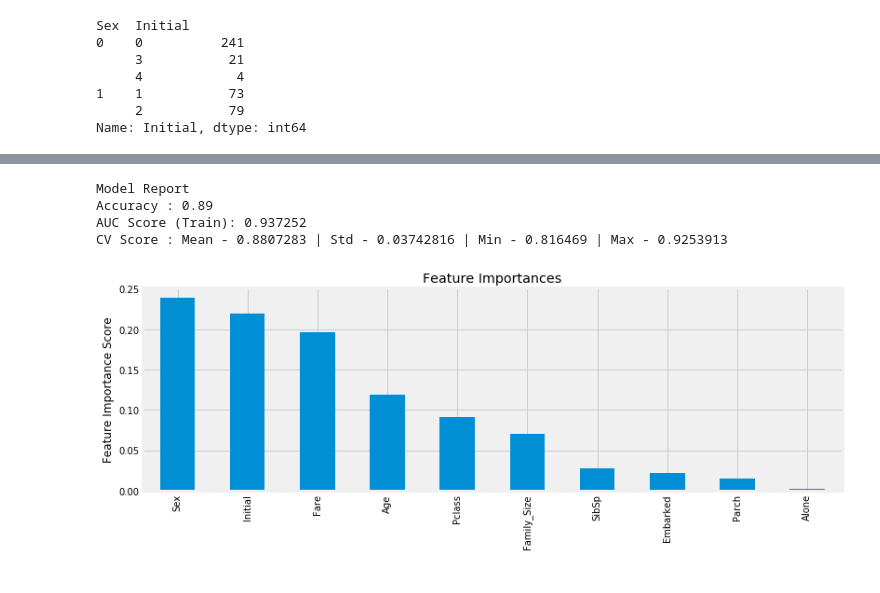
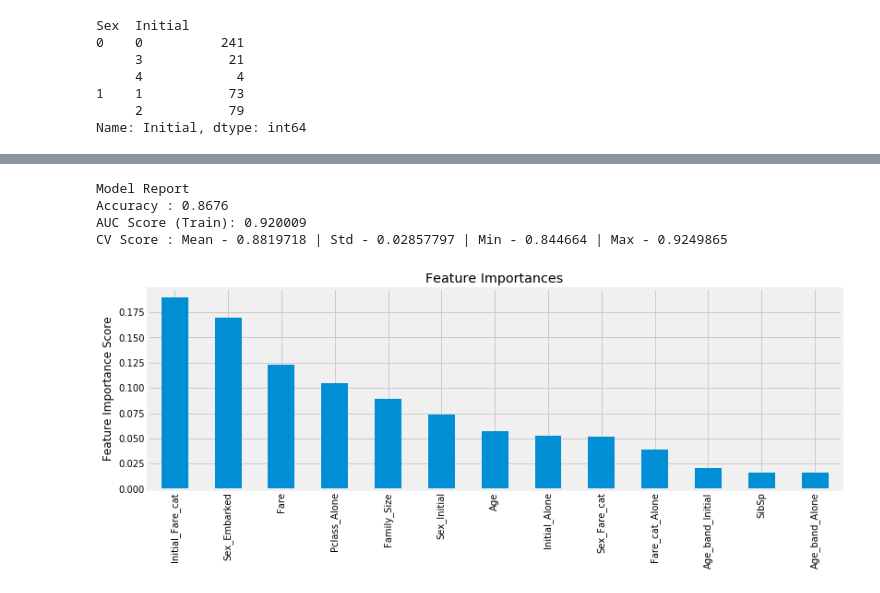
Before and after one commit to xuelicao/kaggleCompetition1, a Jupyter notebook: Titanic/prog/titanic_featureEngineering.ipynb, the cells around one changed output, grey strips where cells are left out. Saved outputs shown, nothing was run; the diff lists cells and outputs as text; code cells hidden in the pictures.

Commit message:
update feature engineering with interatcion of all categorical

```diff
--- a/Titanic/prog/titanic_featureEngineering.ipynb
+++ b/Titanic/prog/titanic_featureEngineering.ipynb
@@ -1626,9 +1773,21 @@ Name: Initial, dtype: int64
+# %%
+#feature engineerinng- gnerateing new features by inlcuding interaciton between categorical variables.
+import itertools
+cat_features = ['Age_band', 'Sex', 'Embarked','Initial','Fare_cat','Pclass','Alone']
+interactions = pd.DataFrame(index=data_test.index)
+for col1, col2 in itertools.combinations(cat_features, 2):
+    new_col_name = '_'.join([col1, col2])
+    # Convert to strings and combine
+    new_values = data_test[col1].map(str) + "_" + data_test[col2].map(str)
+    label_enc = LabelEncoder()
+    interactions[new_col_name] = label_enc.fit_transform(new_values)
+data_test = data_test.join(interactions)
 # %%
 # data standardization with  sklearn
 from sklearn.preprocessing import StandardScaler
 
 # copy of datasets
-test_df_stand = test_df.copy()
+test_df_stand = data_test.copy()
 
 
 # numerical features
@@ -1643,7 +1802,7 @@ for i in num_cols:
     # transform the testing data column
     test_df_stand[i] = scale.transform(test_df_stand[[i]])
 # %%
-test_df_stand.drop(['Name','Age_band','Ticket','Fare_Range','Fare_cat','Cabin','PassengerId'],axis=1,inplace=True)
+test_df_stand.drop(['Cabin'],axis=1,inplace=True)
 # %%
 test_df_stand.isnull().sum()
 # %% [output]
@@ -1660 +1825,3 @@ Alone          0
 dtype: int64
+# %%
+test_df_stand = test_df_stand[selected_columns]
@@ -1748,38 +1910,38 @@ np.savetxt("../data/prediction_test.csv", prediction_test, delimiter = ",")
 def modelfit(alg, dtrain, predictors, performCV=True, printFeatureImportance=True, cv_folds=5):
     #Fit the algorithm on the data
     alg.fit(dtrain[predictors], dtrain['Survived'])
 
     #Predict training set:
     dtrain_predictions = alg.predict(dtrain[predictors])
     dtrain_predprob = alg.predict_proba(dtrain[predictors])[:,1]
 
     #Perform cross-validation:
     if performCV:
         cv_score = cross_val_score(alg, dtrain[predictors], dtrain['Survived'], cv=cv_folds, scoring='roc_auc')
 
     #Print model report:
     print ("\nModel Report")
     print ("Accuracy : %.4g" % metrics.accuracy_score(dtrain['Survived'].values, dtrain_predictions))
     print ("AUC Score (Train): %f" % metrics.roc_auc_score(dtrain['Survived'], dtrain_predprob))
 
     if performCV:
         print ("CV Score : Mean - %.7g | Std - %.7g | Min - %.7g | Max - %.7g" % (np.mean(cv_score),np.std(cv_score),np.min(cv_score),np.max(cv_score)))
 
     #Print Feature Importance:
     if printFeatureImportance:
         feat_imp = pd.Series(alg.feature_importances_, predictors).sort_values(ascending=False)
         feat_imp.plot(kind='bar', title='Feature Importances')
         plt.ylabel('Feature Importance Score')
 
-gbm_tuned_1 = GradientBoostingClassifier(learning_rate=0.1, n_estimators=40,max_depth=4,min_samples_split=8, min_samples_leaf=1, subsample=0.7, random_state=10,max_features=5)
+gbm_tuned_1 = GradientBoostingClassifier(learning_rate=0.1, n_estimators=60,max_depth=3,min_samples_split=10, min_samples_leaf=2, subsample=0.8, random_state=10,max_features=3)
 modelfit(gbm_tuned_1, train, predictors)
 prediction_test_gbm=gbm_tuned_1.predict(test_df_stand)
 # %% [output]
 Model Report
-Accuracy : 0.89
-AUC Score (Train): 0.937252
-CV Score : Mean - 0.8807283 | Std - 0.03742816 | Min - 0.816469 | Max - 0.9253913
+Accuracy : 0.8676
+AUC Score (Train): 0.920009
+CV Score : Mean - 0.8819718 | Std - 0.02857797 | Min - 0.844664 | Max - 0.9249865
-[figure, old version]
+[figure, new version]
 # %%
 np.savetxt("../data/prediction_gbm.csv", prediction_test_gbm, delimiter = ",")
 # %%
```
Also changed, not shown: parts of 80 cells of this notebook, 8 other files.
